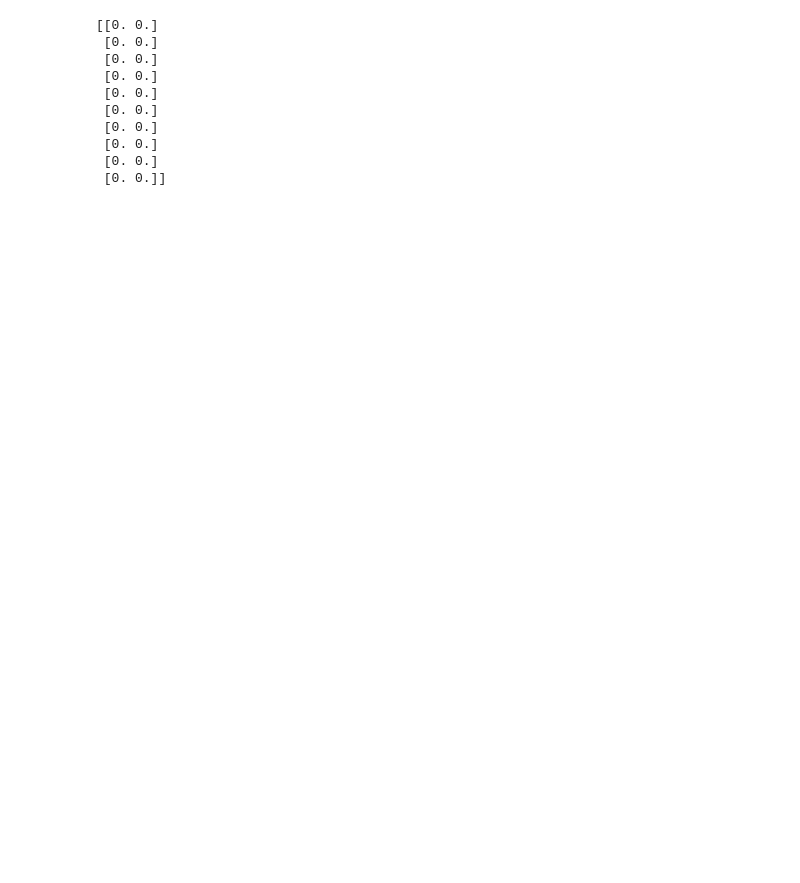
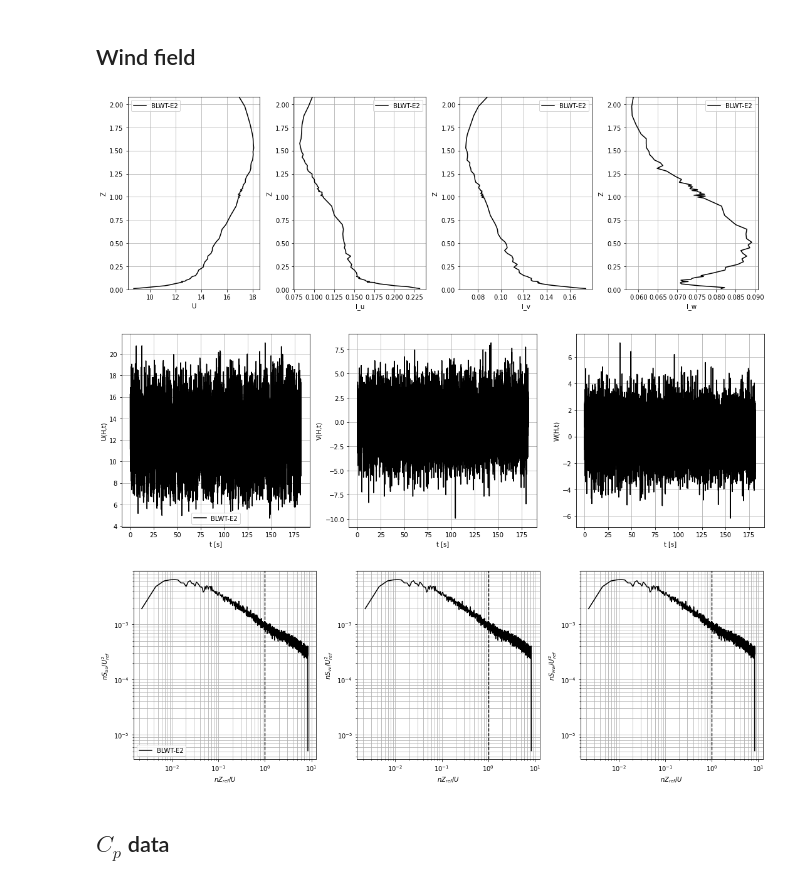
Before and after one commit to Tsinuel/windCalc, a Jupyter notebook: src/lab_windCAD.ipynb, the cells around one changed output. Saved outputs shown, nothing was run; the diff lists cells and outputs as text; code cells hidden in the pictures; blank space fills up the shorter version.

```diff
--- a/src/lab_windCAD.ipynb
+++ b/src/lab_windCAD.ipynb
@@ -69,3 +164,27 @@ ttu = windCAD.building(name='TTU',faces=faces,H=0.08,D=0.187,B=0.23,roofSlope=1.
+# %% [markdown]
+## Wind field
+# %%
+dt = 3.7890e-04
+
+file = r'D:\tempData_depot\simData_CandC\tngE2\tngE2Fr1_profile.csv'
+temp = pd.read_csv(file)
+
+file = caseDir+'tngE2Fr1_TH-UofT.npy'
+U_TH = np.load(file)
+file = caseDir+'tngE2Fr1_TH-VofT.npy'
+V_TH = np.load(file)
+file = caseDir+'tngE2Fr1_TH-WofT.npy'
+W_TH = np.load(file)
+# %%
+
+vel = wind.profile(name="BLWT-E2", Z=temp.Z,UofT=U_TH,VofT=V_TH,WofT=W_TH,H=H,dt=dt,nSpectAvg=64)
+vel.plot()
+# %% [output]
+[figure, added]
+[figure, added]
+[figure, added]
+# %% [markdown]
+## $C_p$ data
 # %%
 mainRefPitotChnlIdx = 2
 fps2mps = 0.3048
@@ -98,14 +223,19 @@ for i,a in enumerate(AoAids):
 # %%
-AoA = np.zeros((10,2))
-print(AoA)
+ttu = wind.bldgCp(bldgName='TTU',
+                faces=faces,
+                H=H,D=D,B=B,roofSlope=1.2,lScl=0.02,
+                caseName='TNG-E2R1',
+                refProfile=vel,
+                Zref_input=Zpitot,  # for the Cp TH being input below
+                Uref_input=Upitot,  # for the Cp TH being input below
+                samplingFreq=sampleRate[0],
+                airDensity=1.125,
+                AoA=AoA,
+                CpOfT=CpTH,  # Cp TH referenced to Uref at Zref
+                badTaps=None, # tap numbers to remove
+                reReferenceCpToH=True, # whether or not to re-reference Cp building height
+                pOfT=None,
+                p0ofT=None,
+                CpStats=None,
+                peakMethod='minmax',
+                )
-# %% [output]
-[[0. 0.]
- [0. 0.]
- [0. 0.]
- [0. 0.]
- [0. 0.]
- [0. 0.]
- [0. 0.]
- [0. 0.]
- [0. 0.]
- [0. 0.]]
```
Also changed, not shown: parts of 11 cells of this notebook, 5 other files.
